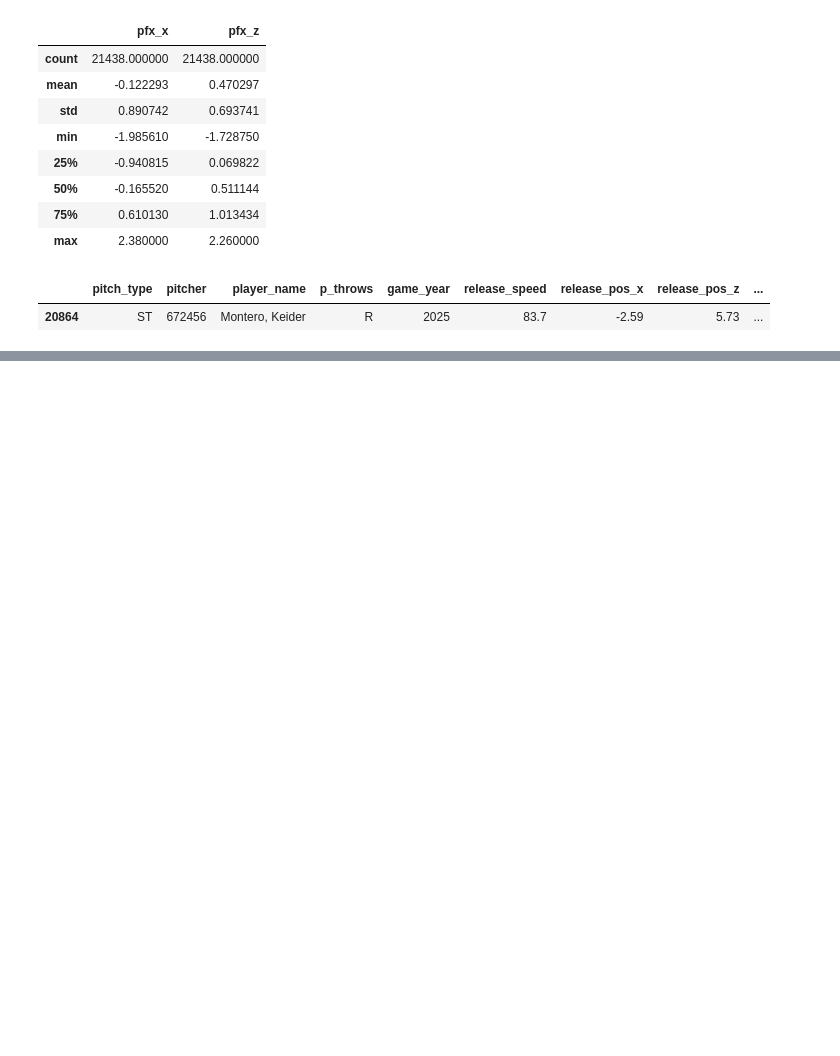
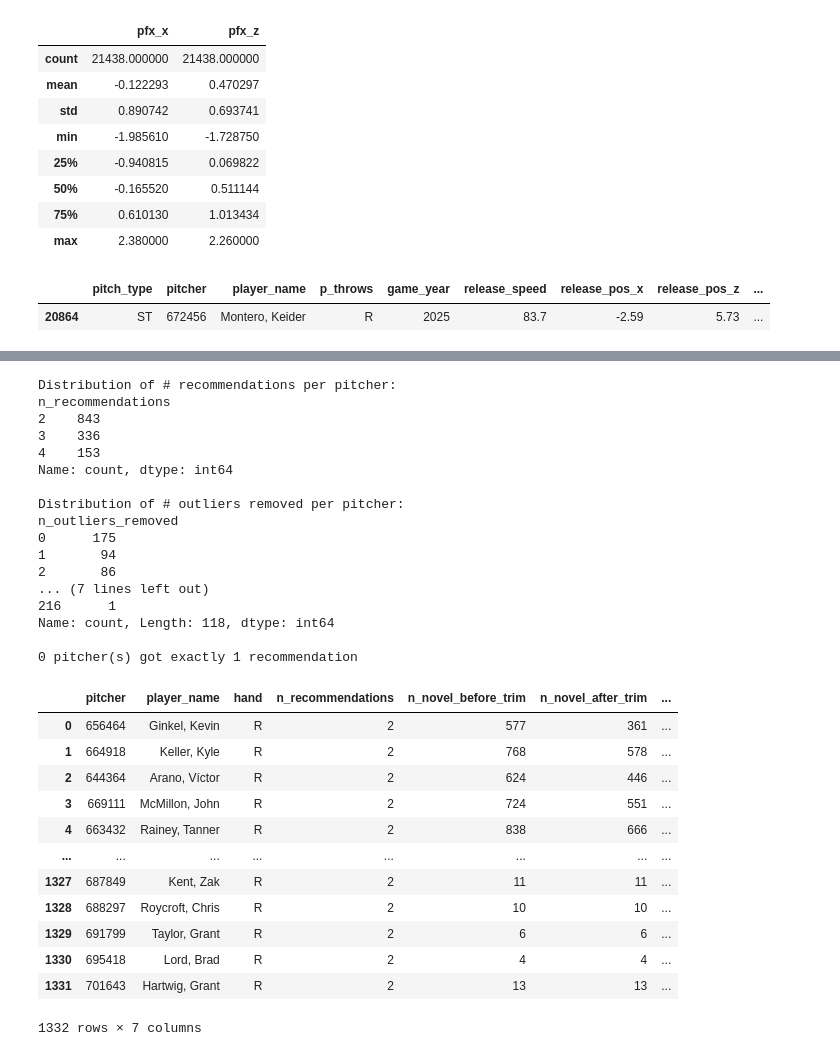
Before and after one commit to simontodreas/New-Pitches-Tool, a Jupyter notebook: Pitch Suggestions.ipynb, the cells around one changed output, grey strips where cells are left out. Cells and saved outputs as stored; diff of their text form; code cells hidden in the pictures; blank space fills up the shorter version.

```diff
--- a/Pitch Suggestions.ipynb
+++ b/Pitch Suggestions.ipynb
@@ -293,0 +418,10 @@ pitch_type_summ[abs(pitch_type_summ['pfx_x']) > 2]
+# %%
+# Run the diagnostic across the whole left- and right-handed pools.
+diag_l = diagnose_pool(pitcher_summ_l, pitch_type_l).assign(hand='L')
+diag_r = diagnose_pool(pitcher_summ_r, pitch_type_r).assign(hand='R')
+diag = pd.concat([diag_l, diag_r], ignore_index=True)
+
+print(diag.shape[0], 'pitchers evaluated')
+print('\nstatus breakdown:')
+print(diag['status'].value_counts())
+diag.head()
@@ -293,0 +443,50 @@ pitch_type_summ[abs(pitch_type_summ['pfx_x']) > 2]
+# %%
+# --- Only pitchers who actually got recommendations ---
+ok = diag[diag['status'] == 'ok'].copy()
+
+print('Distribution of # recommendations per pitcher:')
+print(ok['n_recommendations'].value_counts().sort_index())
+
+print('\nDistribution of # outliers removed per pitcher:')
+print(ok['n_outliers_removed'].value_counts().sort_index())
+
+# Pitchers who collapsed to a single recommendation (the 1-pitch case)
+single = ok[ok['n_recommendations'] == 1]
+print(f'\n{len(single)} pitcher(s) got exactly 1 recommendation')
+
+# Full per-pitcher table, most-trimmed first
+ok.sort_values(['n_outliers_removed', 'n_recommendations'], ascending=False)[
+    ['pitcher', 'player_name', 'hand', 'n_recommendations',
+     'n_novel_before_trim', 'n_novel_after_trim', 'n_outliers_removed']
+].reset_index(drop=True)
+# %% [output]
+Distribution of # recommendations per pitcher:
+n_recommendations
+2    843
+3    336
+4    153
+Name: count, dtype: int64
+
+Distribution of # outliers removed per pitcher:
+n_outliers_removed
+0      175
+1       94
+2       86
+... (7 lines left out)
+216      1
+Name: count, Length: 118, dtype: int64
+
+0 pitcher(s) got exactly 1 recommendation
+|  | pitcher | player_name | hand | n_recommendations | n_novel_before_trim | n_novel_after_trim | ... |
+| 0 | 656464 | Ginkel, Kevin | R | 2 | 577 | 361 | ... |
+| 1 | 664918 | Keller, Kyle | R | 2 | 768 | 578 | ... |
+| 2 | 644364 | Arano, Víctor | R | 2 | 624 | 446 | ... |
+| 3 | 669111 | McMillon, John | R | 2 | 724 | 551 | ... |
+| 4 | 663432 | Rainey, Tanner | R | 2 | 838 | 666 | ... |
+| ... | ... | ... | ... | ... | ... | ... | ... |
+| 1327 | 687849 | Kent, Zak | R | 2 | 11 | 11 | ... |
+| 1328 | 688297 | Roycroft, Chris | R | 2 | 10 | 10 | ... |
+| 1329 | 691799 | Taylor, Grant | R | 2 | 6 | 6 | ... |
+| 1330 | 695418 | Lord, Brad | R | 2 | 4 | 4 | ... |
+| 1331 | 701643 | Hartwig, Grant | R | 2 | 13 | 13 | ... |
+1332 rows × 7 columns
```
Also changed, not shown: parts of 5 cells of this notebook, 1 other file.
